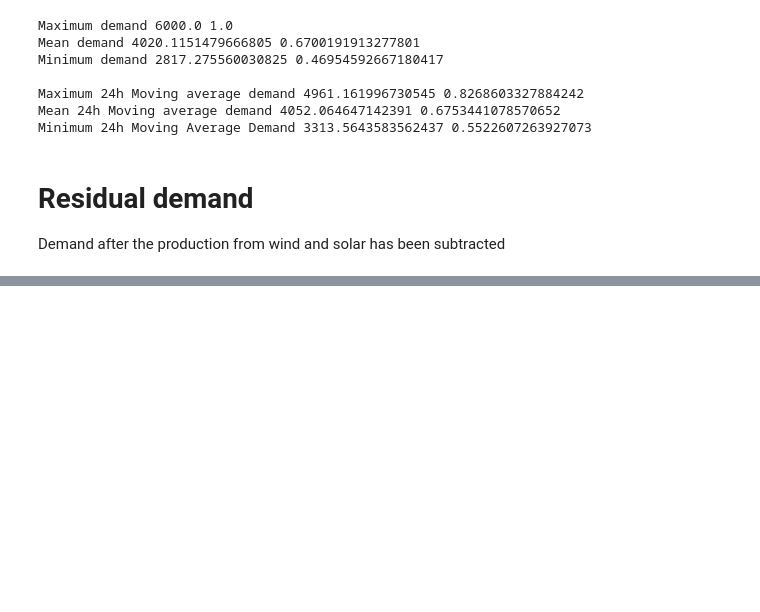
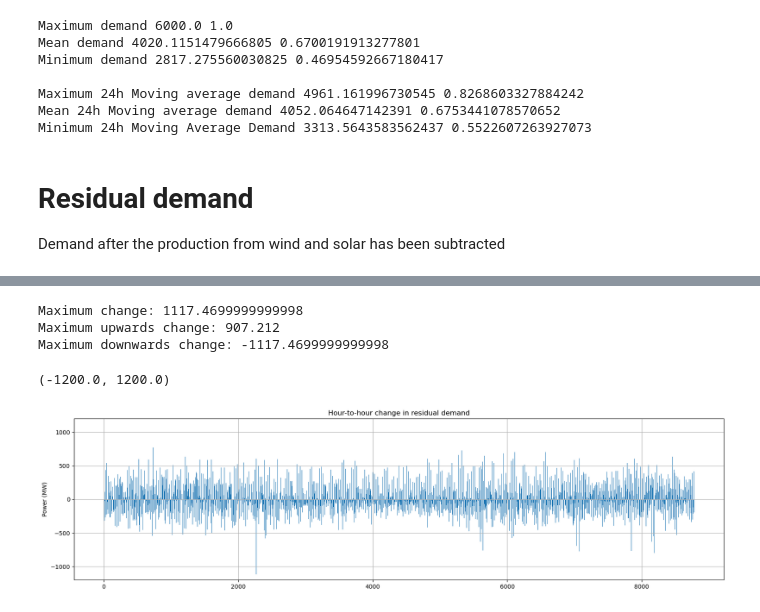
Before and after one commit to avaveriksen/ireland-grid-project, a Jupyter notebook: time-series-analysis/time-series-analysis.ipynb, the cells around one changed output, grey strips where cells are left out. Saved outputs shown, nothing was run; the diff lists cells and outputs as text; code cells hidden in the pictures; blank space fills up the shorter version.

```diff
--- a/time-series-analysis/time-series-analysis.ipynb
+++ b/time-series-analysis/time-series-analysis.ipynb
@@ -321,0 +448,6 @@ plt.savefig("residual-demand-negative.png", format='png', facecolor='w', dpi=300
+# %%
+DF['time demand'][0]
+DF.index[8000]
+i = len(DF)
+
+(DF['time demand'][i] - DF['time demand'][i - 1]) == pd.Timedelta(hours=1)
@@ -321,0 +456,11 @@ plt.savefig("residual-demand-negative.png", format='png', facecolor='w', dpi=300
+# %%
+rc_idx = []
+residual_change = []
+# Check if diff is one hour
+for i in range(1, len(DF)):
+    if (DF['time demand'].iloc[i] - DF['time demand'].iloc[i - 1]) == pd.Timedelta(hours=1):
+        rc_idx.append(DF.index[i])
+        rc = DF['residual'].iloc[i] - DF['residual'].iloc[i-1]
+        residual_change.append(rc)
+# %%
+DF.loc[rc_idx, 'residual change'] = np.array(residual_change)
@@ -321,0 +481,18 @@ plt.savefig("residual-demand-negative.png", format='png', facecolor='w', dpi=300
+# %%
+print("Maximum change:", np.nanmax(abs(DF['residual change'])))
+print("Maximum upwards change:", np.nanmax(DF['residual change']))
+print("Maximum downwards change:", np.nanmin(DF['residual change']))
+# %% [output]
+Maximum change: 1117.4699999999998
+Maximum upwards change: 907.212
+Maximum downwards change: -1117.4699999999998
+# %%
+plt.figure(figsize=(20, 5))
+plt.bar(DF['residual change'].index, DF['residual change'], width=2)
+plt.grid(True)
+plt.title("Hour-to-hour change in residual demand")
+plt.ylabel("Power (MW)")
+plt.ylim([-1200, 1200])
+# %% [output]
+(-1200.0, 1200.0)
+[figure, added]
```
Also changed, not shown: parts of 44 cells of this notebook, 3 other files.
